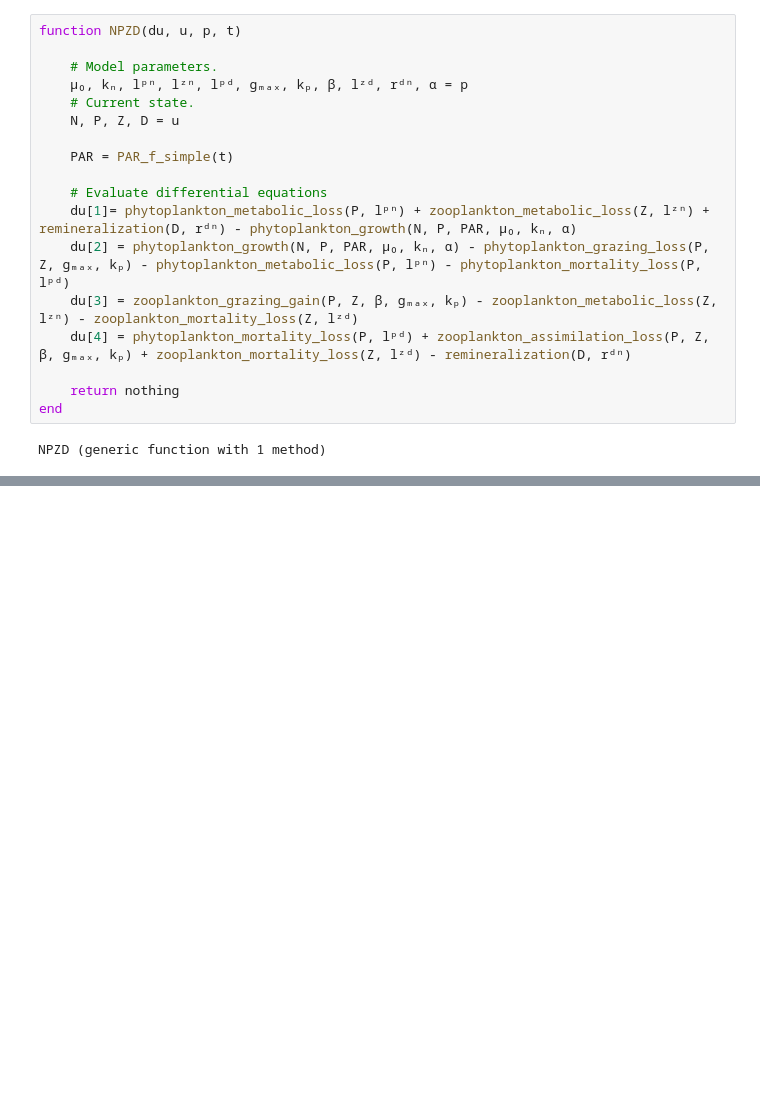
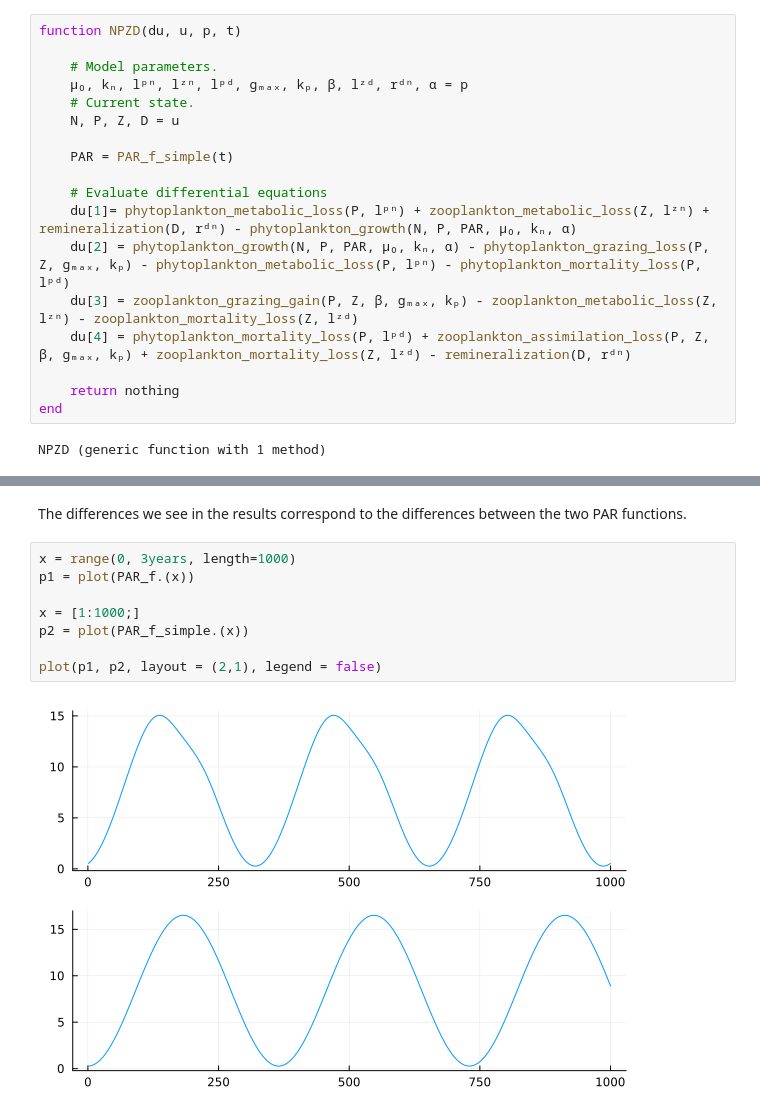
Before and after one commit to agate-model/Agate.jl, a Jupyter notebook: notebooks/npzd_boxmodel_solve.ipynb, the cells around one changed output, grey strips where cells are left out. Saved outputs shown, nothing was run; the diff lists cells and outputs as text; blank space fills up the shorter version.

```diff
--- a/notebooks/npzd_boxmodel_solve.ipynb
+++ b/notebooks/npzd_boxmodel_solve.ipynb
@@ -154,3 +149,15 @@ plot!(p, sol.t, [sol.u[i][3] for i in range(1, length(sol))], label="Z")
 plot!(p, sol.t, [sol.u[i][4] for i in range(1, length(sol))], label="D")
 # %% [output]
 [figure]
+# %% [markdown]
+The differences we see in the results correspond to the differences between the two PAR functions.
+# %%
+x = range(0, 3years, length=1000)
+p1 = plot(PAR_f.(x))
+
+x = [1:1000;]
+p2 = plot(PAR_f_simple.(x))
+
+plot(p1, p2, layout = (2,1), legend = false)
+# %% [output]
+[figure, added]
```
Also changed, not shown: parts of 11 cells of this notebook.
